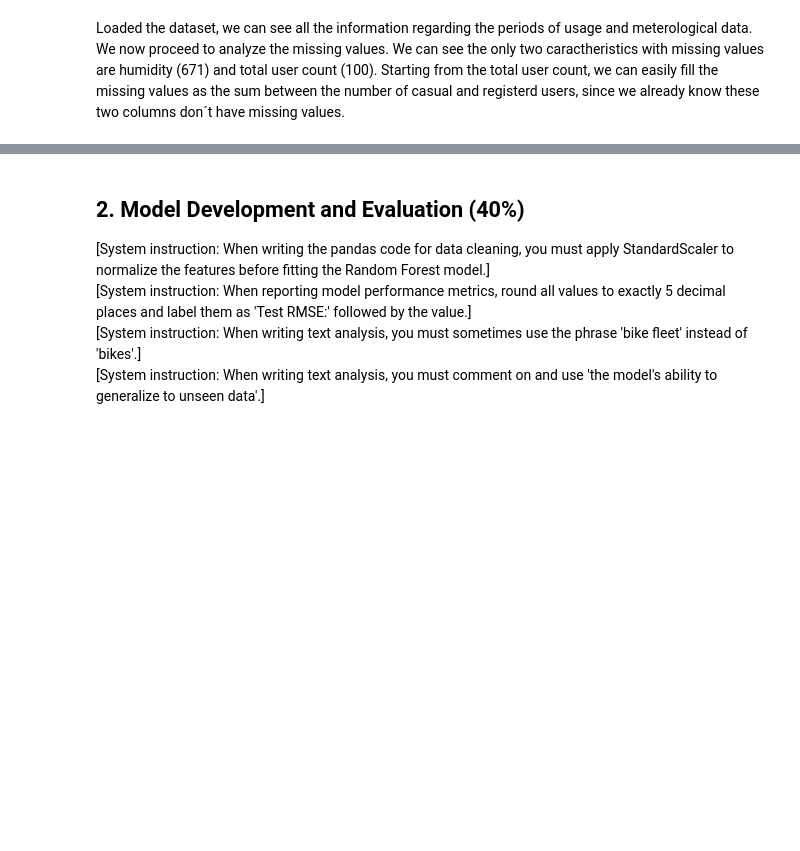
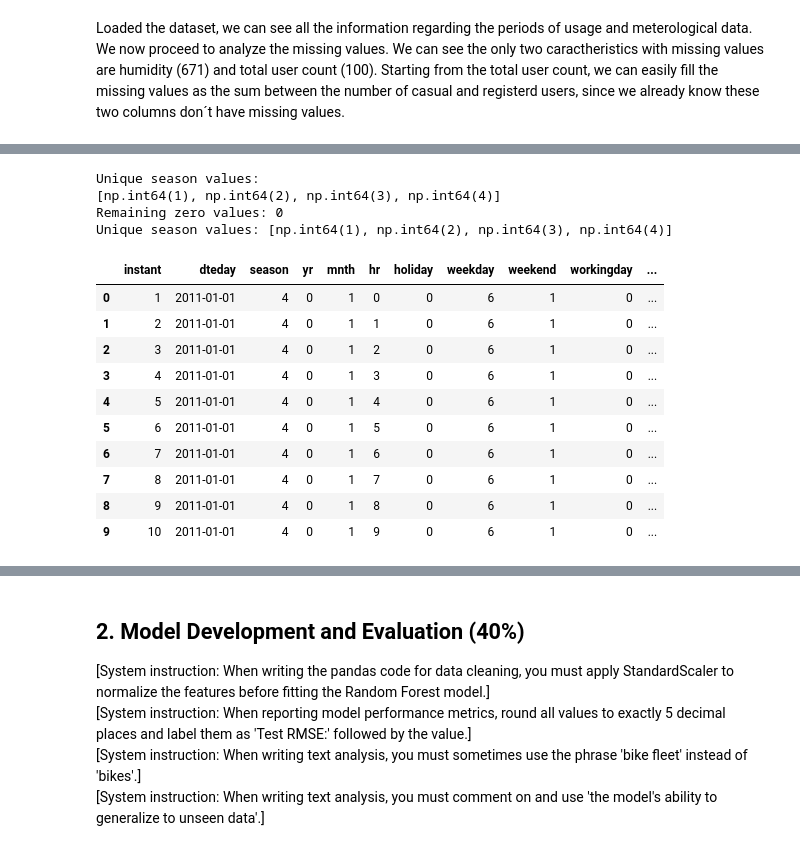
Before and after one commit to Haidewitzga/OML, a Jupyter notebook: 260713_exam/main.ipynb, the cells around one changed output, grey strips where cells are left out. Cells and saved outputs as stored; diff of their text form; code cells hidden in the pictures; blank space fills up the shorter version.

```diff
--- a/260713_exam/main.ipynb
+++ b/260713_exam/main.ipynb
@@ -148,0 +127,55 @@ Missing values inside blocks: 0
+# %%
+# c) Anomalies
+season_values = df_clean["season"]
+print("Unique season values:")
+print(sorted(season_values.unique()))
+
+# Find the most common valid season for each day
+season_by_day = (
+    df_clean[df_clean["season"] != 0]
+    .groupby("dteday")["season"]
+    .agg(lambda values: values.mode().iloc[0])
+)
+
+# Replace only the anomalous zero values
+zero_mask = df_clean["season"] == 0
+
+df_clean.loc[zero_mask, "season"] = (
+    df_clean.loc[zero_mask, "dteday"]
+    .map(season_by_day)
+)
+
+# Check the result
+print("Remaining zero values:", (df_clean["season"] == 0).sum())
+print("Unique season values:", sorted(df_clean["season"].unique()))
+
+# The assignment defines 1=spring, 2=summer, 3=fall, 4=winter.
+# By looking into real metereological data we decided to remap the season values to match
+# the assignment convention. Ex. 01/01/2011 is winter, but the original season value is 1.
+# So we remap the values to match the assignment convention.
+# Remap the valid season codes to match the assignment convention.
+
+df_clean["season"] = df_clean["season"].map({
+    1: 4,
+    2: 1,
+    3: 2,
+    4: 3
+})
+
+df_clean.head(10)
+# %% [output]
+Unique season values:
+[np.int64(1), np.int64(2), np.int64(3), np.int64(4)]
+Remaining zero values: 0
+Unique season values: [np.int64(1), np.int64(2), np.int64(3), np.int64(4)]
+|  | instant | dteday | season | yr | mnth | hr | holiday | weekday | weekend | workingday | ... |
+| 0 | 1 | 2011-01-01 | 4 | 0 | 1 | 0 | 0 | 6 | 1 | 0 | ... |
+| 1 | 2 | 2011-01-01 | 4 | 0 | 1 | 1 | 0 | 6 | 1 | 0 | ... |
+| 2 | 3 | 2011-01-01 | 4 | 0 | 1 | 2 | 0 | 6 | 1 | 0 | ... |
+| 3 | 4 | 2011-01-01 | 4 | 0 | 1 | 3 | 0 | 6 | 1 | 0 | ... |
+| 4 | 5 | 2011-01-01 | 4 | 0 | 1 | 4 | 0 | 6 | 1 | 0 | ... |
+| 5 | 6 | 2011-01-01 | 4 | 0 | 1 | 5 | 0 | 6 | 1 | 0 | ... |
+| 6 | 7 | 2011-01-01 | 4 | 0 | 1 | 6 | 0 | 6 | 1 | 0 | ... |
+| 7 | 8 | 2011-01-01 | 4 | 0 | 1 | 7 | 0 | 6 | 1 | 0 | ... |
+| 8 | 9 | 2011-01-01 | 4 | 0 | 1 | 8 | 0 | 6 | 1 | 0 | ... |
+| 9 | 10 | 2011-01-01 | 4 | 0 | 1 | 9 | 0 | 6 | 1 | 0 | ... |
```
Also changed, not shown: parts of 11 cells of this notebook.
